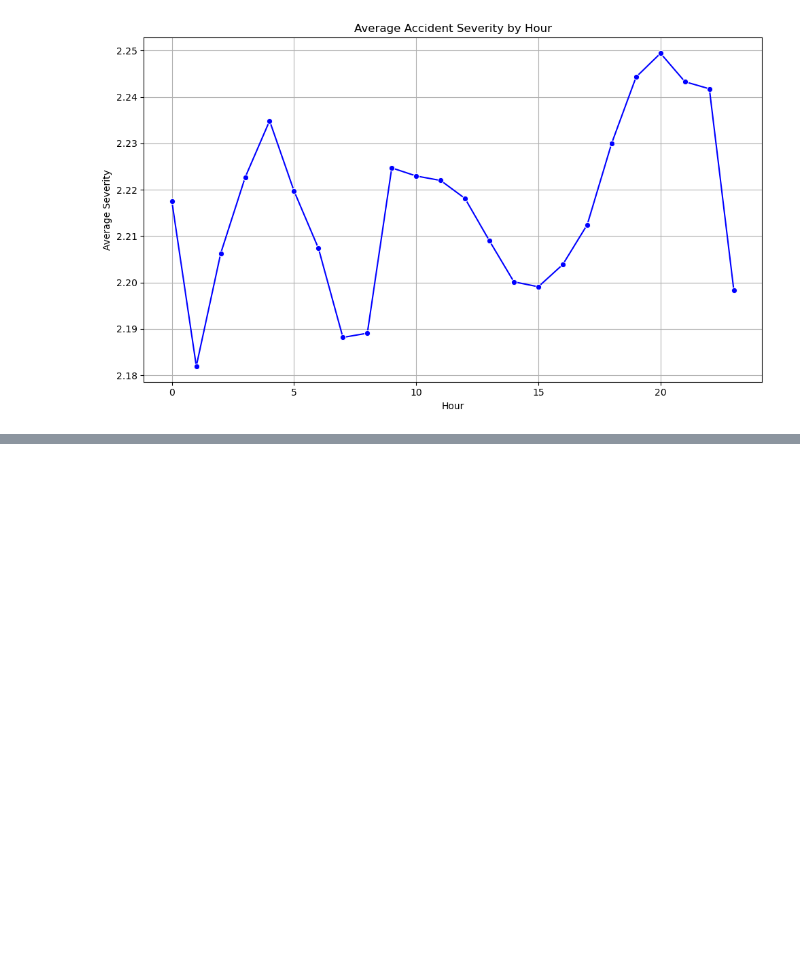
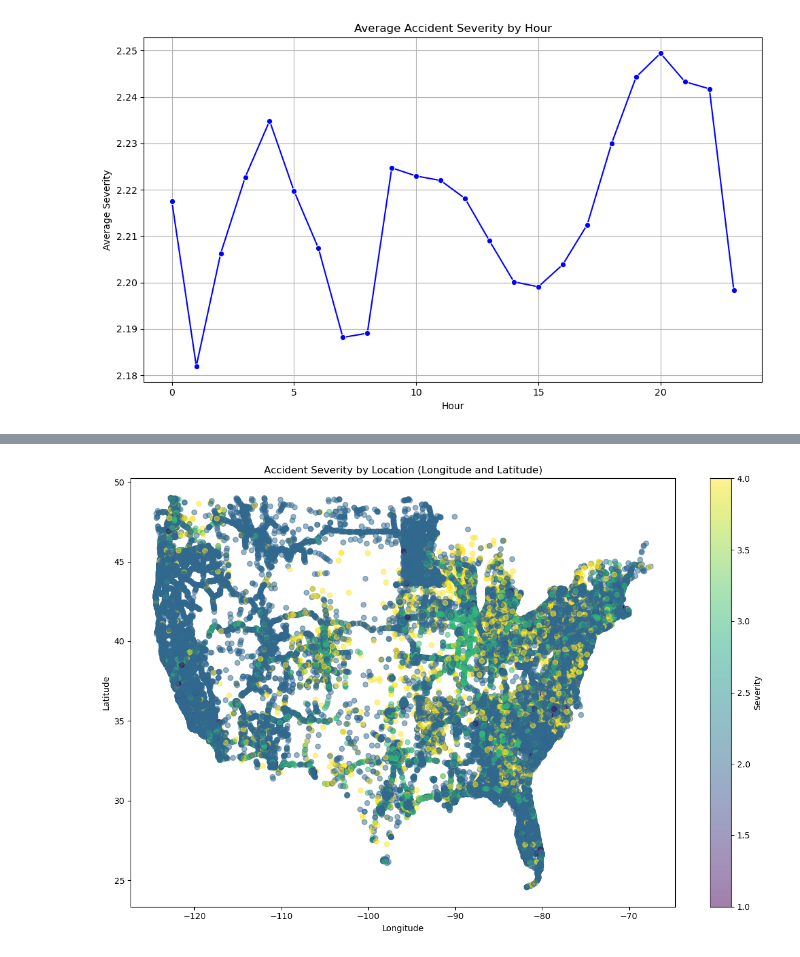
Before and after one commit to suryaprakashtk/US_Car_Accident_Data_Analysis, a Jupyter notebook: src/time_severity.ipynb, the cells around one changed output, grey strips where cells are left out. Saved outputs shown, nothing was run; the diff lists cells and outputs as text; code cells hidden in the pictures; blank space fills up the shorter version.

```diff
--- a/src/time_severity.ipynb
+++ b/src/time_severity.ipynb
@@ -265,0 +268,33 @@ plot_correlation_matrix(df)
+# %%
+
+df = pd.read_csv(r'D:\zhuomianshangdedawu\US_Accidents_March23_sampled_500k\US_Accidents_March23_sampled_500k.csv', encoding='ISO-8859-1')
+# %%
+import seaborn as sns
+import matplotlib.pyplot as plt
+
+# 函数：绘制经纬度与事故严重性的散点图
+def plot_severity_scatter(df):
+    plt.figure(figsize=(12, 8))
+
+    # 使用散点图，x是经度，y是纬度，点的颜色表示事故严重性
+    scatter = plt.scatter(df['Start_Lng'], df['Start_Lat'], c=df['Severity'], cmap='viridis', alpha=0.5)
+
+    # 设置颜色条
+    plt.colorbar(scatter, label='Severity')
+
+    # 添加标题和标签
+    plt.title('Accident Severity by Location (Longitude and Latitude)')
+    plt.xlabel('Longitude')
+    plt.ylabel('Latitude')
+
+    plt.tight_layout()
+    plt.show()
+
+# 主函数：展示经纬度与事故严重性的散点图
+def analyze_location_vs_severity(df):
+    # 绘制散点图
+    plot_severity_scatter(df)
+# %%
+analyze_location_vs_severity(df)
+# %% [output]
+[figure, added]
```
Also changed, not shown: parts of 7 cells of this notebook.
